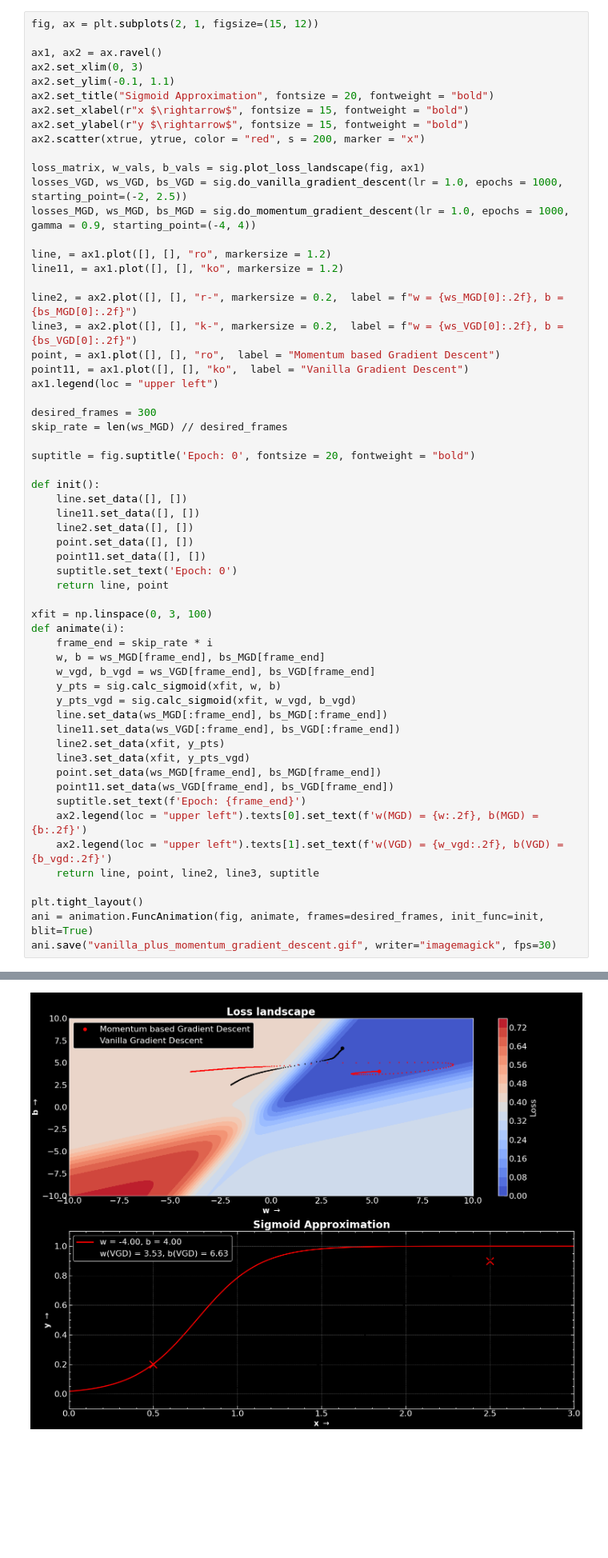
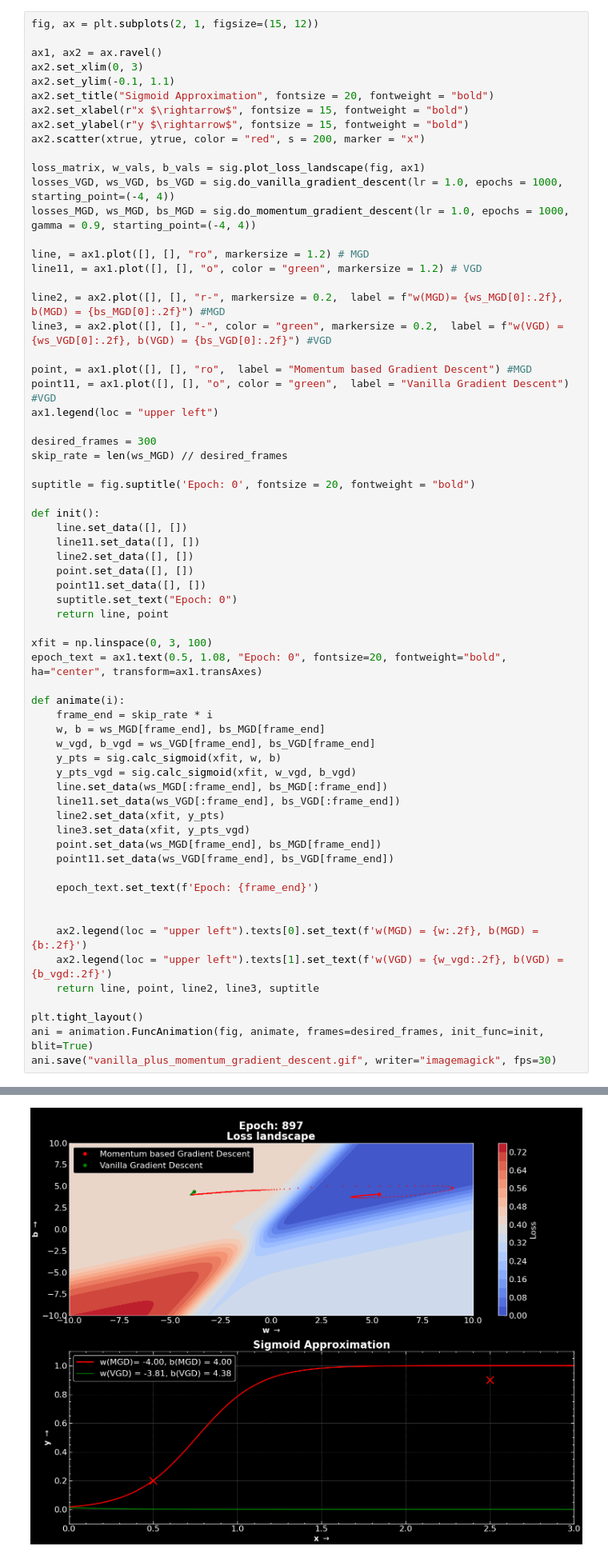
Before and after one commit to ScientificArchisman/Numerical-methods, a Jupyter notebook: Optimisation_algorithms/optim.ipynb, the cells around one changed output, grey strips where cells are left out. Shown: that part at 80% size. Saved outputs shown, nothing was run; the diff lists cells and outputs as text; blank space fills up the shorter version.

```diff
--- a/Optimisation_algorithms/optim.ipynb
+++ b/Optimisation_algorithms/optim.ipynb
@@ -190,16 +190,17 @@ ax2.set_ylabel(r"y $\rightarrow$", fontsize = 15, fontweight = "bold")
 ax2.scatter(xtrue, ytrue, color = "red", s = 200, marker = "x")
 
 loss_matrix, w_vals, b_vals = sig.plot_loss_landscape(fig, ax1)
-losses_VGD, ws_VGD, bs_VGD = sig.do_vanilla_gradient_descent(lr = 1.0, epochs = 1000, starting_point=(-2, 2.5))
+losses_VGD, ws_VGD, bs_VGD = sig.do_vanilla_gradient_descent(lr = 1.0, epochs = 1000, starting_point=(-4, 4))
 losses_MGD, ws_MGD, bs_MGD = sig.do_momentum_gradient_descent(lr = 1.0, epochs = 1000, gamma = 0.9, starting_point=(-4, 4))
 
-line, = ax1.plot([], [], "ro", markersize = 1.2)
-line11, = ax1.plot([], [], "ko", markersize = 1.2)
+line, = ax1.plot([], [], "ro", markersize = 1.2) # MGD
+line11, = ax1.plot([], [], "o", color = "green", markersize = 1.2) # VGD
 
-line2, = ax2.plot([], [], "r-", markersize = 0.2,  label = f"w = {ws_MGD[0]:.2f}, b = {bs_MGD[0]:.2f}")
-line3, = ax2.plot([], [], "k-", markersize = 0.2,  label = f"w = {ws_VGD[0]:.2f}, b = {bs_VGD[0]:.2f}")
-point, = ax1.plot([], [], "ro",  label = "Momentum based Gradient Descent")
-point11, = ax1.plot([], [], "ko",  label = "Vanilla Gradient Descent")
+line2, = ax2.plot([], [], "r-", markersize = 0.2,  label = f"w(MGD)= {ws_MGD[0]:.2f}, b(MGD) = {bs_MGD[0]:.2f}") #MGD
+line3, = ax2.plot([], [], "-", color = "green", markersize = 0.2,  label = f"w(VGD) = {ws_VGD[0]:.2f}, b(VGD) = {bs_VGD[0]:.2f}") #VGD
+
+point, = ax1.plot([], [], "ro",  label = "Momentum based Gradient Descent") #MGD
+point11, = ax1.plot([], [], "o", color = "green",  label = "Vanilla Gradient Descent") #VGD
 ax1.legend(loc = "upper left")
 
 desired_frames = 300
@@ -210,33 +211,38 @@ suptitle = fig.suptitle('Epoch: 0', fontsize = 20, fontweight = "bold")
 def init():
     line.set_data([], [])
     line11.set_data([], [])
     line2.set_data([], [])
     point.set_data([], [])
     point11.set_data([], [])
-    suptitle.set_text('Epoch: 0')
+    suptitle.set_text("Epoch: 0")
     return line, point
 
 xfit = np.linspace(0, 3, 100)
+epoch_text = ax1.text(0.5, 1.08, "Epoch: 0", fontsize=20, fontweight="bold", ha="center", transform=ax1.transAxes)
+
 def animate(i):
     frame_end = skip_rate * i
     w, b = ws_MGD[frame_end], bs_MGD[frame_end]
     w_vgd, b_vgd = ws_VGD[frame_end], bs_VGD[frame_end]
     y_pts = sig.calc_sigmoid(xfit, w, b)
     y_pts_vgd = sig.calc_sigmoid(xfit, w_vgd, b_vgd)
     line.set_data(ws_MGD[:frame_end], bs_MGD[:frame_end])
     line11.set_data(ws_VGD[:frame_end], bs_VGD[:frame_end])
     line2.set_data(xfit, y_pts)
     line3.set_data(xfit, y_pts_vgd)
     point.set_data(ws_MGD[frame_end], bs_MGD[frame_end])
     point11.set_data(ws_VGD[frame_end], bs_VGD[frame_end])
-    suptitle.set_text(f'Epoch: {frame_end}')
+
+    epoch_text.set_text(f'Epoch: {frame_end}')
+
+
     ax2.legend(loc = "upper left").texts[0].set_text(f'w(MGD) = {w:.2f}, b(MGD) = {b:.2f}')
     ax2.legend(loc = "upper left").texts[1].set_text(f'w(VGD) = {w_vgd:.2f}, b(VGD) = {b_vgd:.2f}')
     return line, point, line2, line3, suptitle
 
 plt.tight_layout()
 ani = animation.FuncAnimation(fig, animate, frames=desired_frames, init_func=init, blit=True)
 ani.save("vanilla_plus_momentum_gradient_descent.gif", writer="imagemagick", fps=30)
 # %% [output]
 MovieWriter imagemagick unavailable; using Pillow instead.
-[figure, old version]
+[figure, new version]
```
Also changed, not shown: 1 other file.
